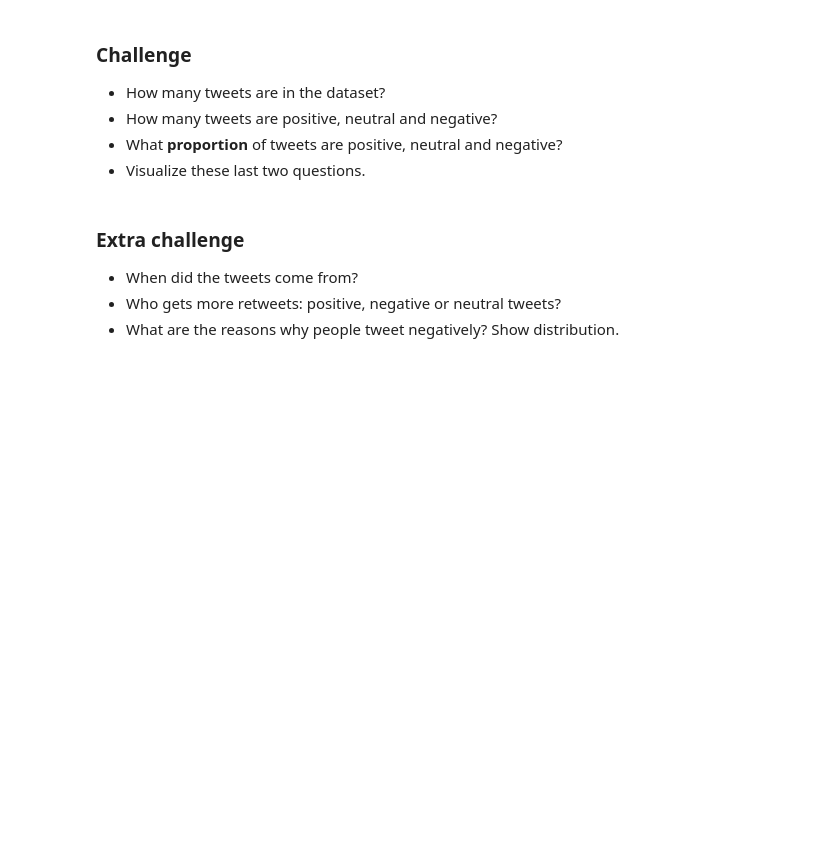
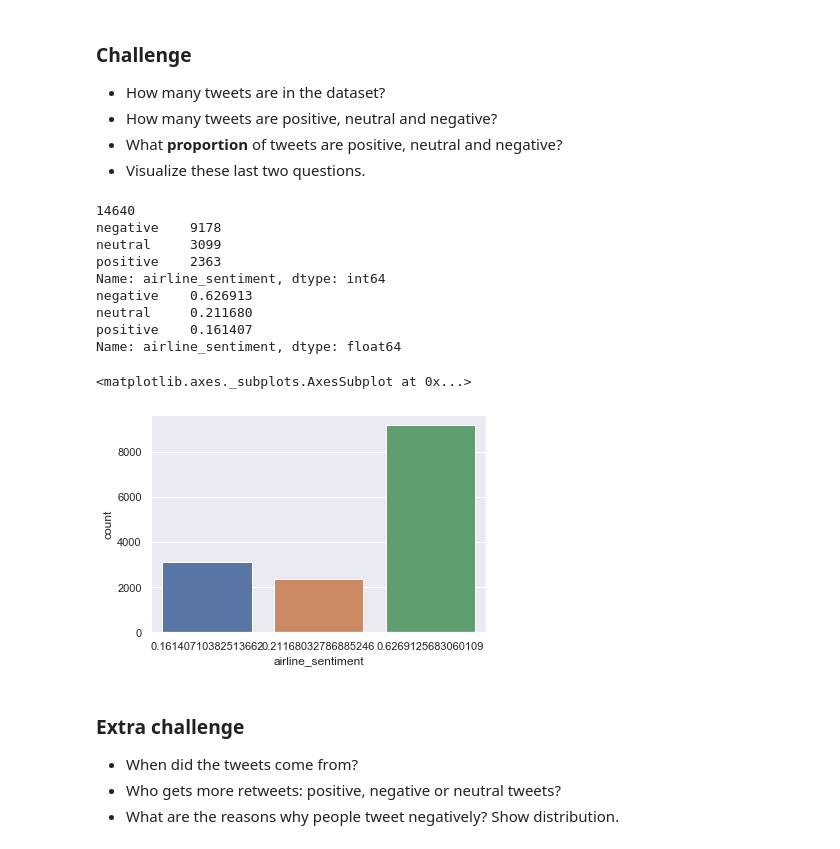
Before and after one commit to ruschenpohler/computational-text-analysis-spring-2019, a Jupyter notebook: day-3/classification.ipynb, the cells around one changed output. Saved outputs shown, nothing was run; the diff lists cells and outputs as text; code cells hidden in the pictures; blank space fills up the shorter version.

```diff
--- a/day-3/classification.ipynb
+++ b/day-3/classification.ipynb
@@ -93,6 +107,28 @@ sns.countplot(df['airline'], order=df['airline'].value_counts().index);
 - How many tweets are positive, neutral and negative?
 - What **proportion** of tweets are positive, neutral and negative?
 - Visualize these last two questions.
+# %%
+print(len(df))
+
+print(df['airline_sentiment'].value_counts())
+
+print(df['airline_sentiment'].value_counts(normalize=True))
+
+sns.countplot(df['airline_sentiment'])
+
+sns.countplot(df['airline_sentiment'].value_counts(normalize=True))
+# %% [output]
+14640
+negative    9178
+neutral     3099
+positive    2363
+Name: airline_sentiment, dtype: int64
+negative    0.626913
+neutral     0.211680
+positive    0.161407
+Name: airline_sentiment, dtype: float64
+<matplotlib.axes._subplots.AxesSubplot at 0x...>
+[figure, added]
 # %% [markdown]
 ### Extra challenge
 
```
Also changed, not shown: parts of 2 cells of this notebook, 1 other file.
